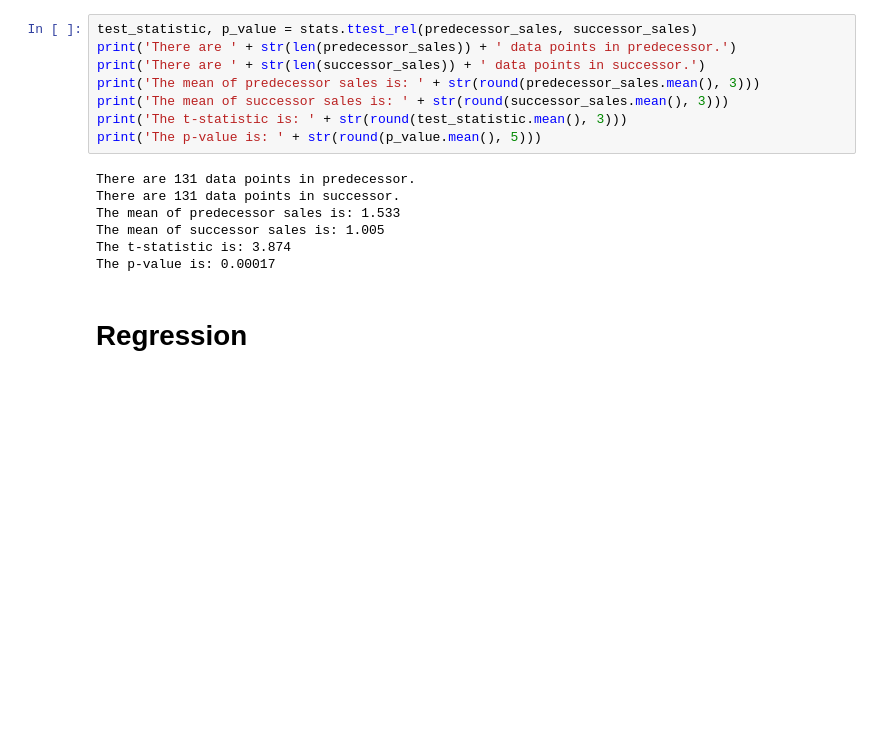
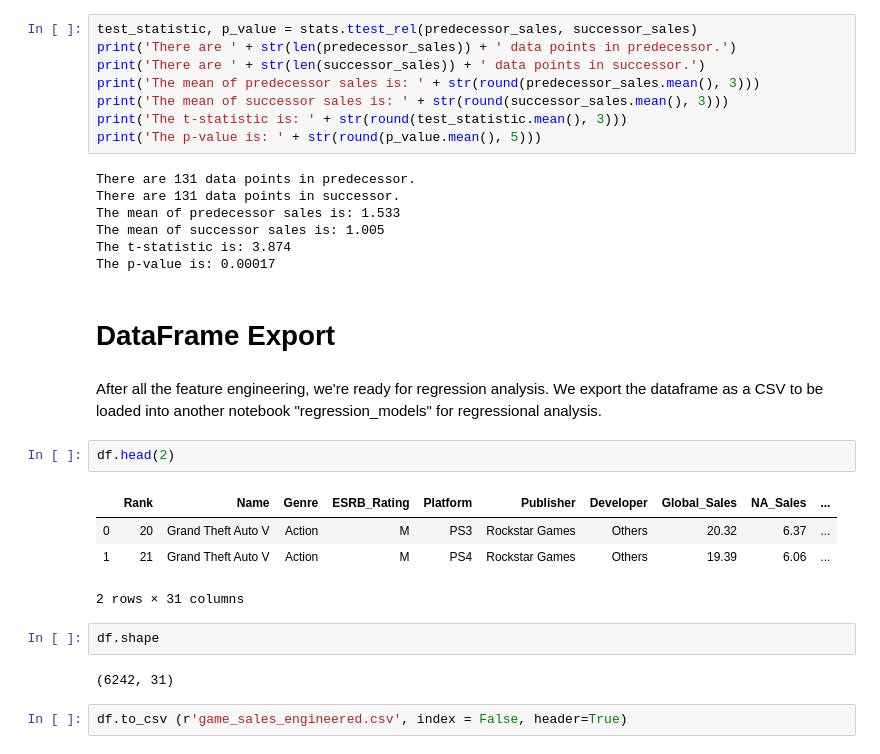
Before and after one commit to JohnTheTripper/game-sales-FIDS, a Jupyter notebook: tech_presentation_notebook.ipynb, the cells around one changed output. Drawn from its saved outputs; the diff is of its cells as text; blank space fills up the shorter version.

```diff
--- a/tech_presentation_notebook.ipynb
+++ b/tech_presentation_notebook.ipynb
@@ -901,5 +904,20 @@ The mean of predecessor sales is: 1.533
 The mean of successor sales is: 1.005
 The t-statistic is: 3.874
 The p-value is: 0.00017
-# %% [markdown]
-# Regression
+# %% [markdown]
+# DataFrame Export
+# %% [markdown]
+After all the feature engineering, we're ready for regression analysis. We export the dataframe as a CSV to be loaded into another notebook "regression_models" for regressional analysis.
+# %%
+df.head(2)
+# %% [output]
+|  | Rank | Name | Genre | ESRB_Rating | Platform | Publisher | Developer | Global_Sales | NA_Sales | ... |
+| 0 | 20 | Grand Theft Auto V | Action | M | PS3 | Rockstar Games | Others | 20.32 | 6.37 | ... |
+| 1 | 21 | Grand Theft Auto V | Action | M | PS4 | Rockstar Games | Others | 19.39 | 6.06 | ... |
+2 rows × 31 columns
+# %%
+df.shape
+# %% [output]
+(6242, 31)
+# %%
+df.to_csv (r'game_sales_engineered.csv', index = False, header=True)
```
Also changed, not shown: parts of 4 cells of this notebook.
